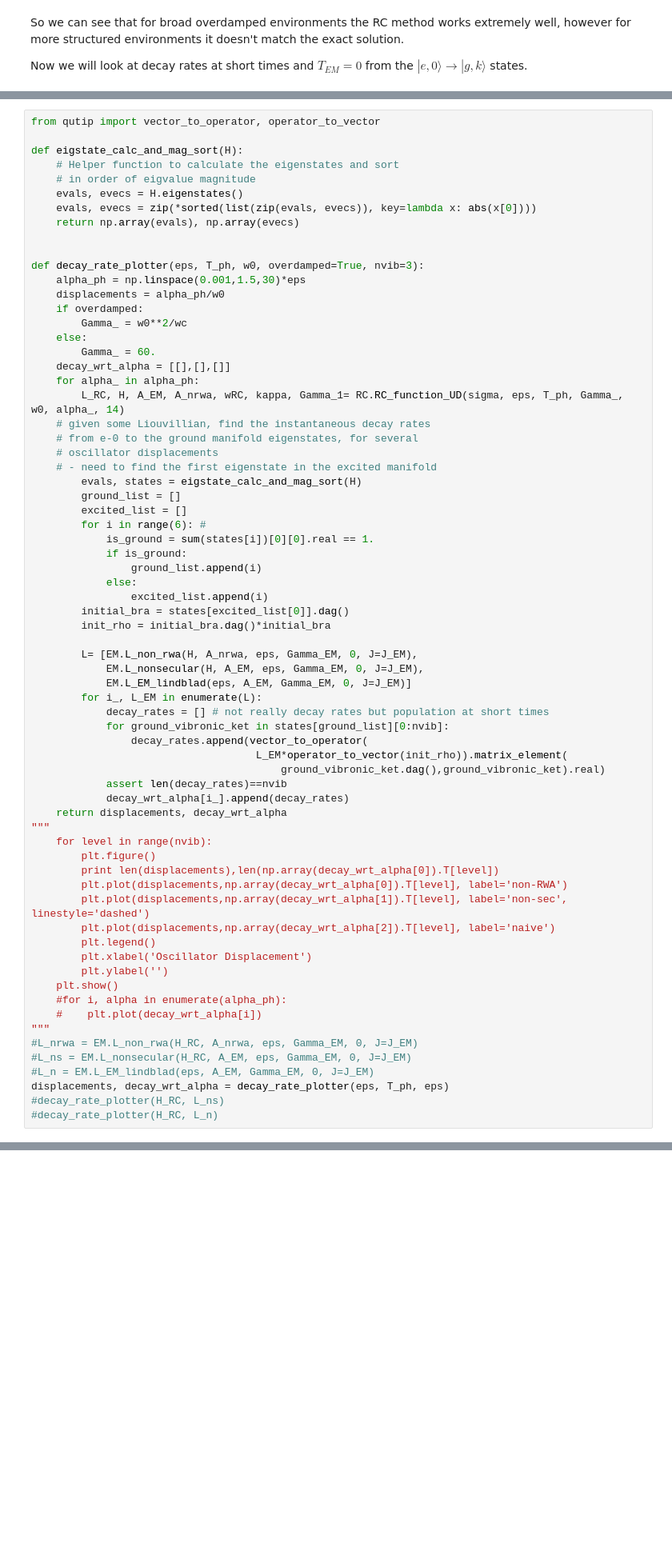
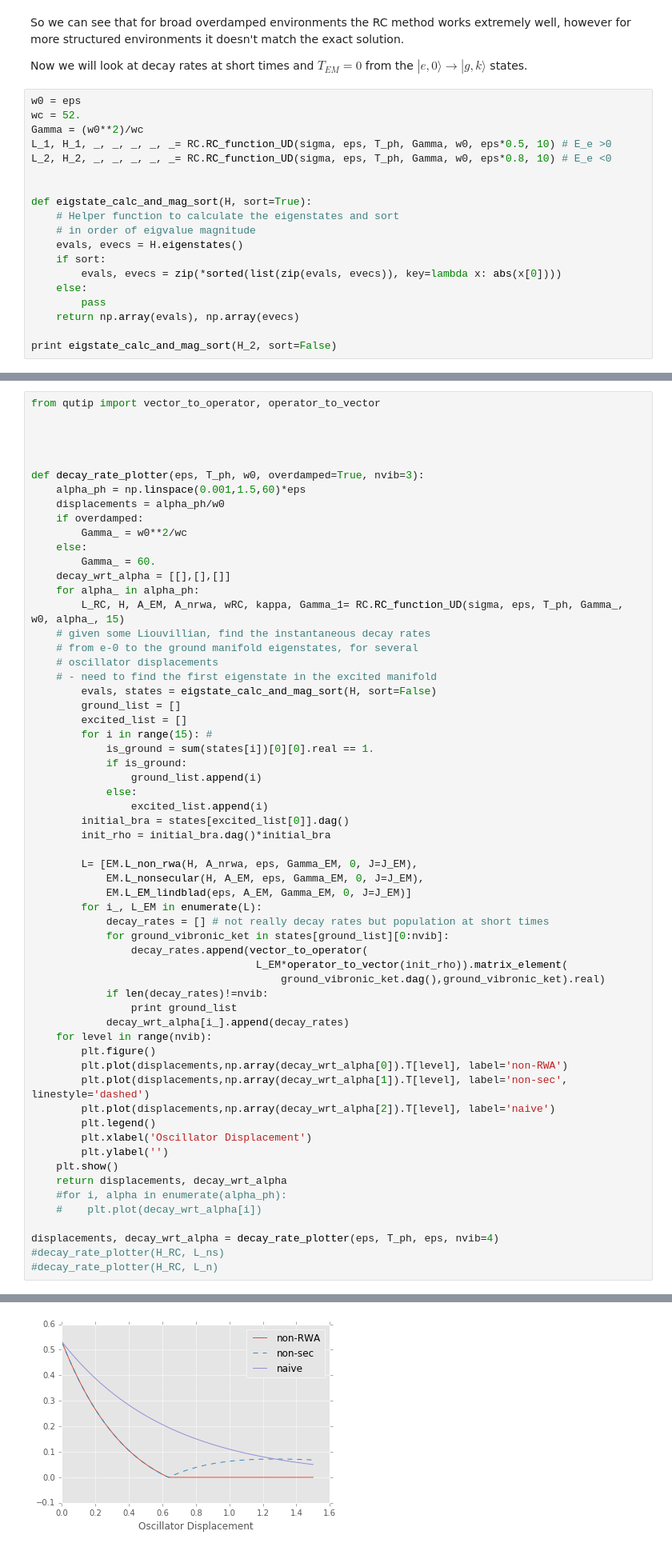
Before and after one commit to HenryMaguire/TLS-code, a Jupyter notebook: monomer_paper_calculations.ipynb, the cells around one changed output, grey strips where cells are left out. Shown at 80% size. Cells and saved outputs as stored; diff of their text form; blank space fills up the shorter version.

```diff
--- a/monomer_paper_calculations.ipynb
+++ b/monomer_paper_calculations.ipynb
@@ -370,3 +370,22 @@ w_RC= 967.86  TLS splitting = 806.55 RC-res. bath coupling= 0.00493320138528  N=
 So we can see that for broad overdamped environments the RC method works extremely well, however for more structured environments it doesn't match the exact solution.
 
 Now we will look at decay rates at short times and $T_{EM}=0$ from the $|e,0\rangle \to |g,k\rangle$ states.
+# %%
+w0 = eps
+wc = 52.
+Gamma = (w0**2)/wc
+L_1, H_1, _, _, _, _, _= RC.RC_function_UD(sigma, eps, T_ph, Gamma, w0, eps*0.5, 10) # E_e >0
+L_2, H_2, _, _, _, _, _= RC.RC_function_UD(sigma, eps, T_ph, Gamma, w0, eps*0.8, 10) # E_e <0
+
+
+def eigstate_calc_and_mag_sort(H, sort=True):
+    # Helper function to calculate the eigenstates and sort
+    # in order of eigvalue magnitude
+    evals, evecs = H.eigenstates()
+    if sort:
+        evals, evecs = zip(*sorted(list(zip(evals, evecs)), key=lambda x: abs(x[0])))
+    else:
+        pass
+    return np.array(evals), np.array(evecs)
+
+print eigstate_calc_and_mag_sort(H_2, sort=False)
@@ -373,16 +410,11 @@ Now we will look at decay rates at short times and $T_{EM}=0$ from the $|e,0\ran
 # %%
 from qutip import vector_to_operator, operator_to_vector
 
-def eigstate_calc_and_mag_sort(H):
-    # Helper function to calculate the eigenstates and sort
-    # in order of eigvalue magnitude
-    evals, evecs = H.eigenstates()
-    evals, evecs = zip(*sorted(list(zip(evals, evecs)), key=lambda x: abs(x[0])))
-    return np.array(evals), np.array(evecs)
+
 
 
 def decay_rate_plotter(eps, T_ph, w0, overdamped=True, nvib=3):
-    alpha_ph = np.linspace(0.001,1.5,30)*eps
+    alpha_ph = np.linspace(0.001,1.5,60)*eps
     displacements = alpha_ph/w0
     if overdamped:
         Gamma_ = w0**2/wc
@@ -390,15 +422,15 @@ def decay_rate_plotter(eps, T_ph, w0, overdamped=True, nvib=3):
         Gamma_ = 60.
     decay_wrt_alpha = [[],[],[]]
     for alpha_ in alpha_ph:
-        L_RC, H, A_EM, A_nrwa, wRC, kappa, Gamma_1= RC.RC_function_UD(sigma, eps, T_ph, Gamma_, w0, alpha_, 14)
+        L_RC, H, A_EM, A_nrwa, wRC, kappa, Gamma_1= RC.RC_function_UD(sigma, eps, T_ph, Gamma_, w0, alpha_, 15)
     # given some Liouvillian, find the instantaneous decay rates
     # from e-0 to the ground manifold eigenstates, for several
     # oscillator displacements
     # - need to find the first eigenstate in the excited manifold
-        evals, states = eigstate_calc_and_mag_sort(H)
+        evals, states = eigstate_calc_and_mag_sort(H, sort=False)
         ground_list = []
         excited_list = []
-        for i in range(6): #
+        for i in range(15): #
             is_ground = sum(states[i])[0][0].real == 1.
             if is_ground:
                 ground_list.append(i)
@@ -416,13 +448,11 @@ def decay_rate_plotter(eps, T_ph, w0, overdamped=True, nvib=3):
                 decay_rates.append(vector_to_operator(
                                     L_EM*operator_to_vector(init_rho)).matrix_element(
                                         ground_vibronic_ket.dag(),ground_vibronic_ket).real)
-            assert len(decay_rates)==nvib
+            if len(decay_rates)!=nvib:
+                print ground_list
             decay_wrt_alpha[i_].append(decay_rates)
-    return displacements, decay_wrt_alpha
-"""
     for level in range(nvib):
         plt.figure()
-        print len(displacements),len(np.array(decay_wrt_alpha[0]).T[level])
         plt.plot(displacements,np.array(decay_wrt_alpha[0]).T[level], label='non-RWA')
         plt.plot(displacements,np.array(decay_wrt_alpha[1]).T[level], label='non-sec', linestyle='dashed')
         plt.plot(displacements,np.array(decay_wrt_alpha[2]).T[level], label='naive')
@@ -430,13 +460,11 @@ def decay_rate_plotter(eps, T_ph, w0, overdamped=True, nvib=3):
         plt.xlabel('Oscillator Displacement')
         plt.ylabel('')
     plt.show()
+    return displacements, decay_wrt_alpha
     #for i, alpha in enumerate(alpha_ph):
     #    plt.plot(decay_wrt_alpha[i])
-"""
-#L_nrwa = EM.L_non_rwa(H_RC, A_nrwa, eps, Gamma_EM, 0, J=J_EM)
-#L_ns = EM.L_nonsecular(H_RC, A_EM, eps, Gamma_EM, 0, J=J_EM)
-#L_n = EM.L_EM_lindblad(eps, A_EM, Gamma_EM, 0, J=J_EM)
-displacements, decay_wrt_alpha = decay_rate_plotter(eps, T_ph, eps)
+
+displacements, decay_wrt_alpha = decay_rate_plotter(eps, T_ph, eps, nvib=4)
 #decay_rate_plotter(H_RC, L_ns)
 #decay_rate_plotter(H_RC, L_n)
 # %% [output]
@@ -460,0 +488 @@ AssertionError:
+[figure, added]
```
Also changed, not shown: parts of 5 cells of this notebook.
